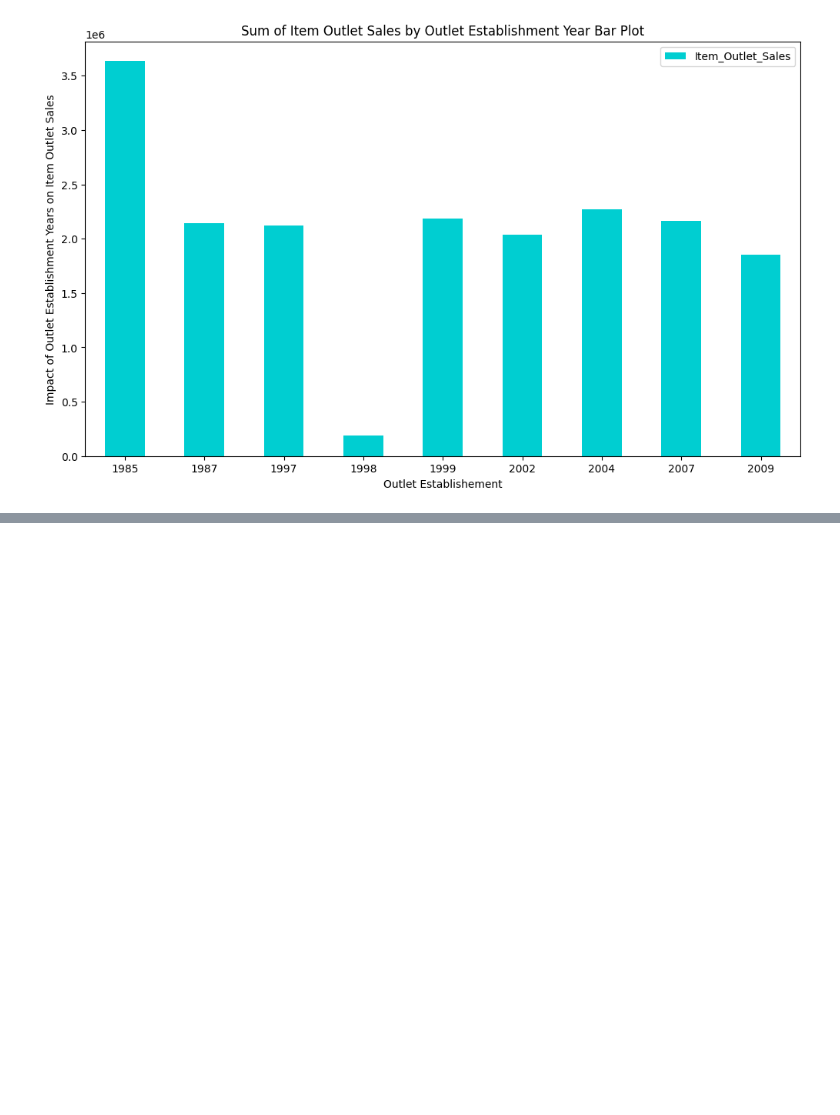
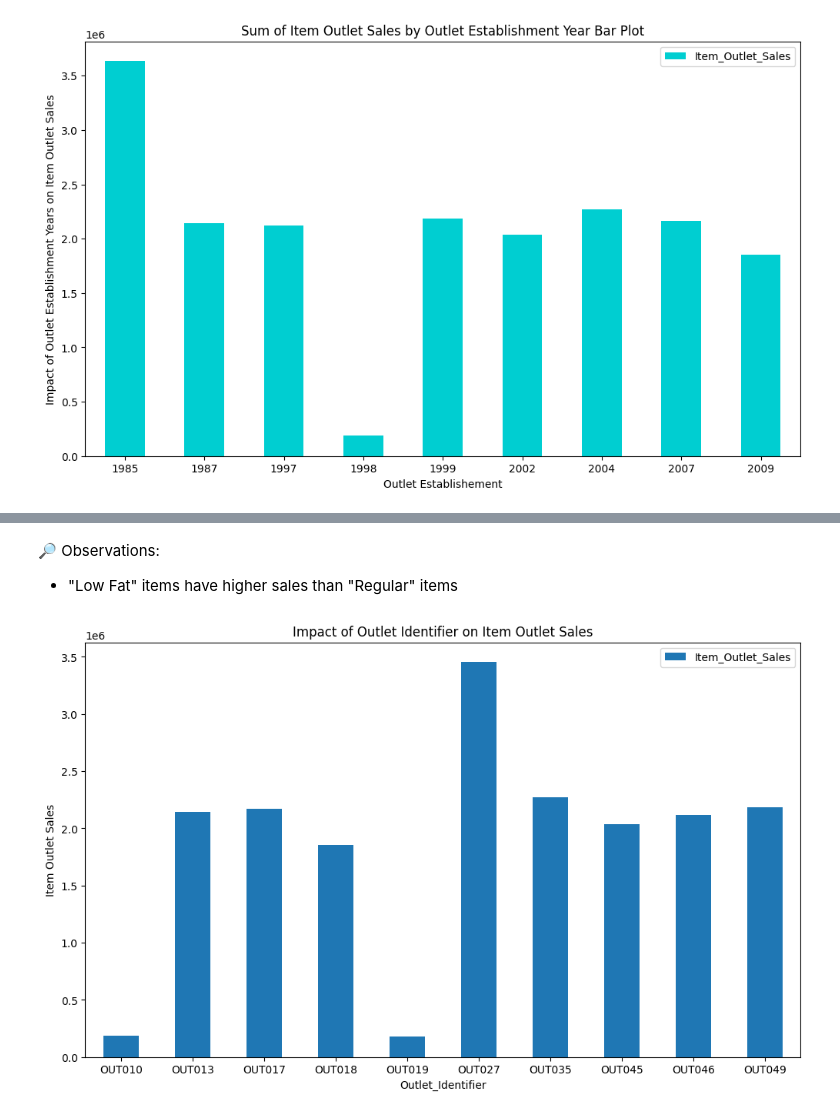
Before and after one commit to abhijeetk597/machine-learning-projects, a Jupyter notebook: BigMartSalesPrediction/bigmart_sales_prediction.ipynb, the cells around one changed output, grey strips where cells are left out. Drawn from its saved outputs; the diff is of its cells as text; code cells hidden in the pictures; blank space fills up the shorter version.

```diff
--- a/BigMartSalesPrediction/bigmart_sales_prediction.ipynb
+++ b/BigMartSalesPrediction/bigmart_sales_prediction.ipynb
@@ -542,0 +568,12 @@ plt.title("Sum of Item Outlet Sales by Outlet Establishment Year Bar Plot");
+# %% [markdown]
+🔎 Observations:
+- "Low Fat" items have higher sales than "Regular" items
+# %%
+outlet_identifier_sales = df.pivot_table(index="Outlet_Identifier", values="Item_Outlet_Sales", aggfunc=np.sum)
+outlet_identifier_sales.plot(kind="bar", figsize=(12, 7))
+plt.xlabel("Outlet_Identifier")
+plt.ylabel("Item Outlet Sales")
+plt.title("Impact of Outlet Identifier on Item Outlet Sales")
+plt.xticks(rotation=0);
+# %% [output]
+[figure, added]
```
Also changed, not shown: parts of 60 cells of this notebook, 2 other files.
